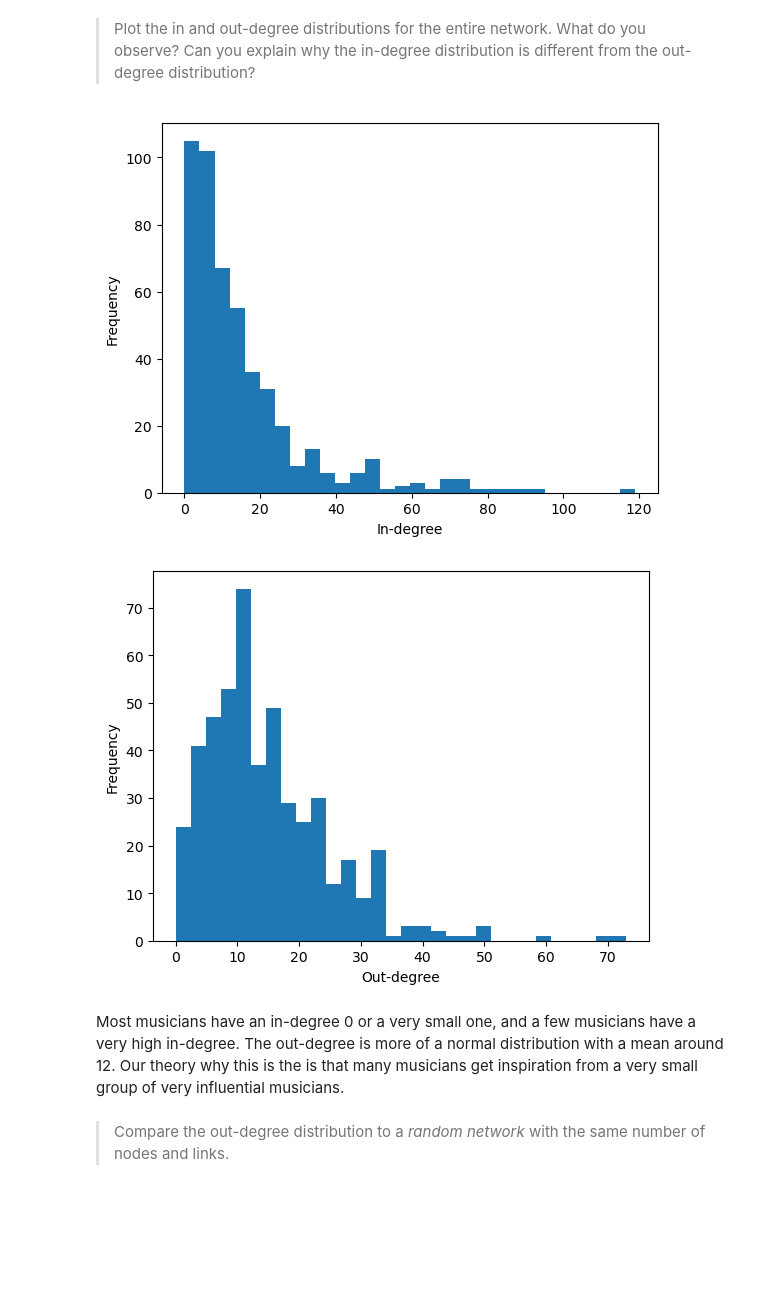
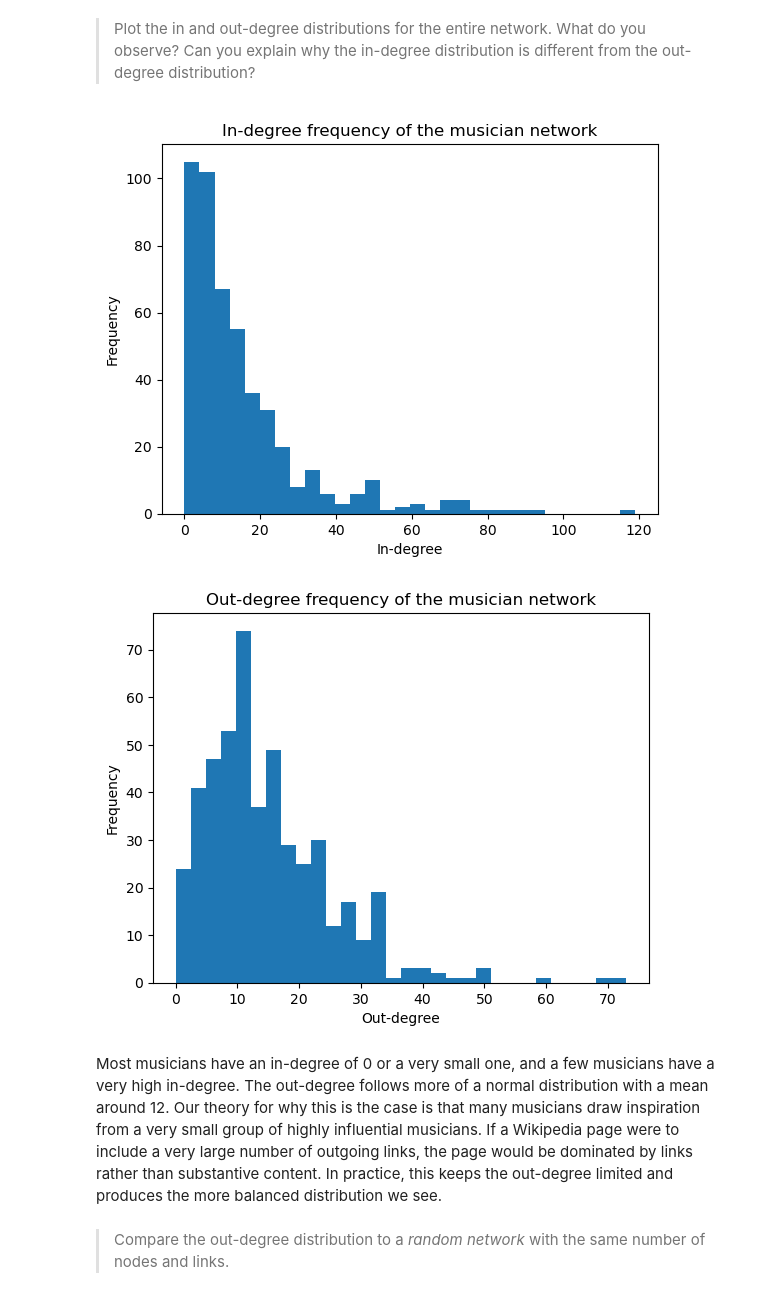
Before and after one commit to badumts78/Social-Graphs, a Jupyter notebook: Assignment1/Assignment1.ipynb, the cells around one changed output. Cells and saved outputs as stored; diff of their text form; code cells hidden in the pictures; blank space fills up the shorter version.

```diff
--- a/Assignment1/Assignment1.ipynb
+++ b/Assignment1/Assignment1.ipynb
@@ -316,23 +326,25 @@ The number of edges is 7219
 # %%
 in_degree_sequence = sorted([d for d in GL.in_degree()], key = (lambda x: x[1]))
 out_degree_sequence = sorted([d for d in GL.out_degree()], key = (lambda x: x[1]))
 
 number_bins = 30
 
 plt.hist([x[1] for x in in_degree_sequence], bins=number_bins)
 plt.xlabel("In-degree")
 plt.ylabel("Frequency")
+plt.title("In-degree frequency of the musician network")
 plt.show()
 
 plt.hist([x[1] for x in out_degree_sequence], bins=number_bins)
 plt.xlabel("Out-degree")
 plt.ylabel("Frequency")
+plt.title("Out-degree frequency of the musician network")
 plt.show()
 # %% [output]
-[figure, old version]
+[figure, new version]
-[figure, old version]
+[figure, new version]
 # %% [markdown]
-Most musicians have an in-degree 0 or a very small one, and a few musicians have a very high in-degree. The out-degree is more of a normal distribution with a mean around 12. Our theory why this is the is that many musicians get inspiration from a very small group of very influential musicians.
+Most musicians have an in-degree of 0 or a very small one, and a few musicians have a very high in-degree. The out-degree follows more of a normal distribution with a mean around 12. Our theory for why this is the case is that many musicians draw inspiration from a very small group of highly influential musicians. If a Wikipedia page were to include a very large number of outgoing links, the page would be dominated by links rather than substantive content. In practice, this keeps the out-degree limited and produces the more balanced distribution we see.
 # %% [markdown]
 > Compare the out-degree distribution to a *random network* with the same number of nodes and links.
 # %%
```
Also changed, not shown: parts of 35 cells of this notebook.
